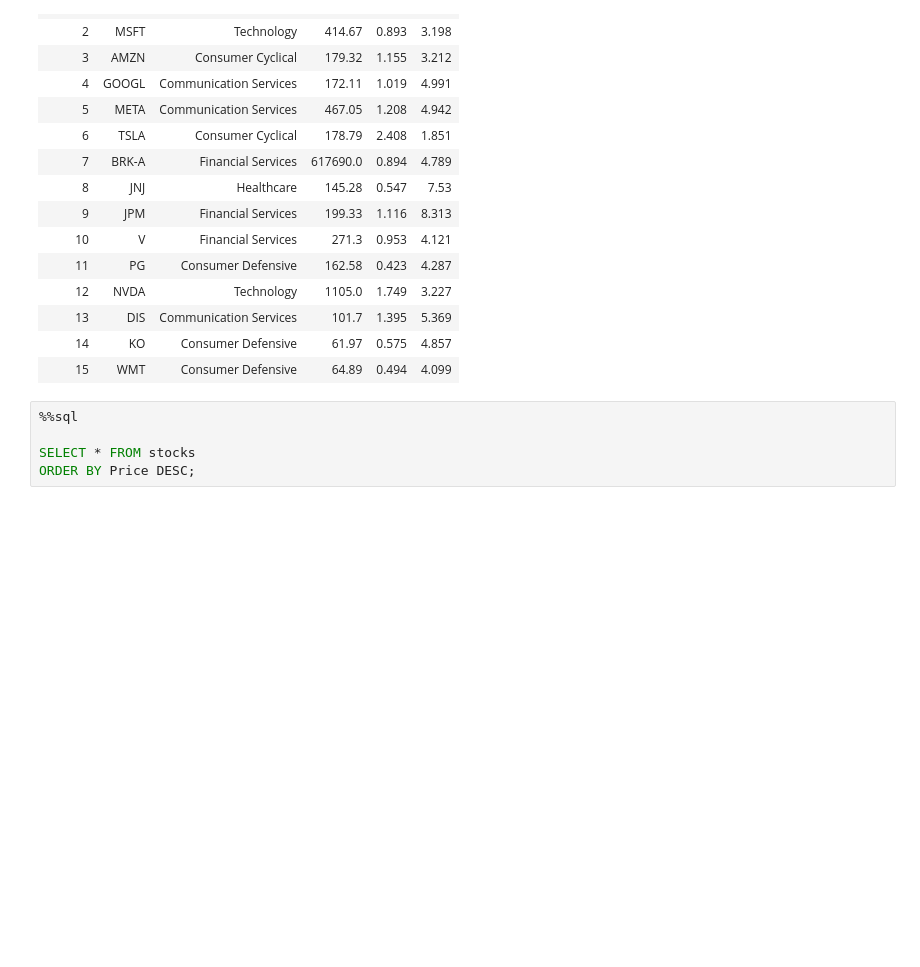
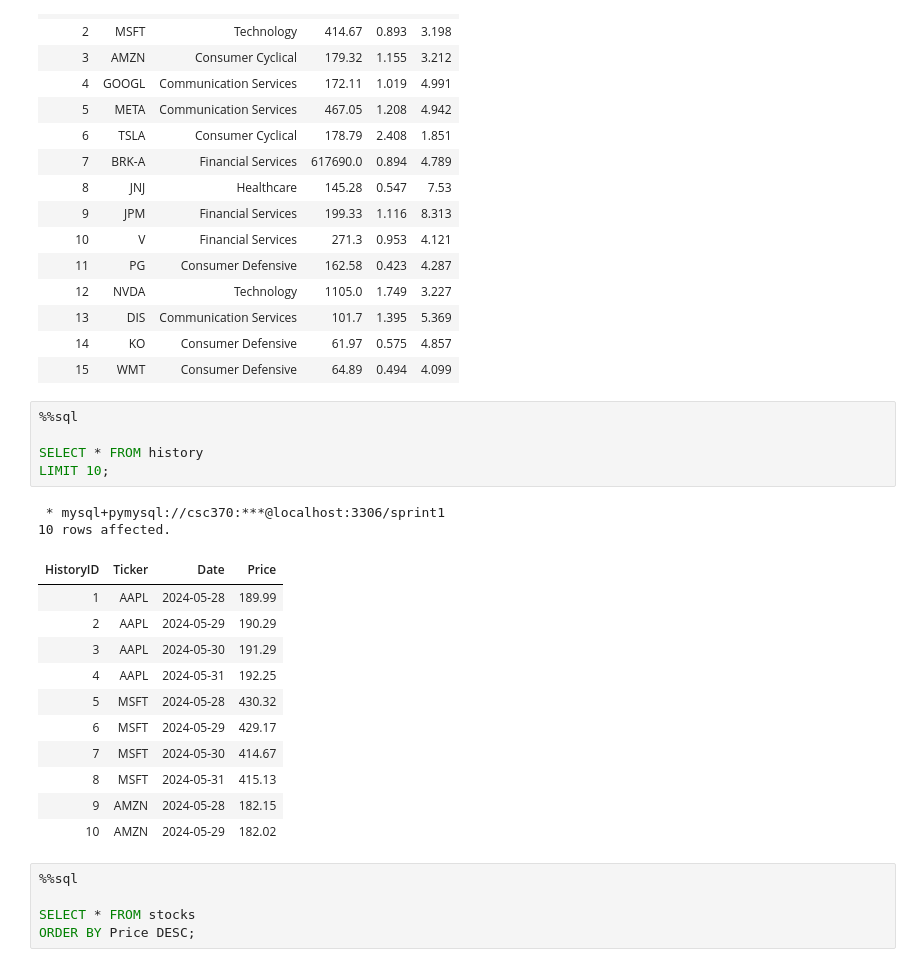
Before and after one commit to CSC370-Project/Risk-Assessment-in-SQL-Python, a Jupyter notebook: 1-RDMCompSql/Tables.ipynb, the cells around one changed output. Saved outputs shown, nothing was run; the diff lists cells and outputs as text; blank space fills up the shorter version.

Commit message:
Populated History Table Dynamically

```diff
--- a/1-RDMCompSql/Tables.ipynb
+++ b/1-RDMCompSql/Tables.ipynb
@@ -181,6 +208,25 @@ SELECT * FROM stocks;
 | 13 | DIS | Communication Services | 101.7 | 1.395 | 5.369 |
 | 14 | KO | Consumer Defensive | 61.97 | 0.575 | 4.857 |
 | 15 | WMT | Consumer Defensive | 64.89 | 0.494 | 4.099 |
+# %%
+%%sql
+
+SELECT * FROM history
+LIMIT 10;
+# %% [output]
+ * mysql+pymysql://csc370:***@localhost:3306/sprint1
+10 rows affected.
+| HistoryID | Ticker | Date | Price |
+| 1 | AAPL | 2024-05-28 | 189.99 |
+| 2 | AAPL | 2024-05-29 | 190.29 |
+| 3 | AAPL | 2024-05-30 | 191.29 |
+| 4 | AAPL | 2024-05-31 | 192.25 |
+| 5 | MSFT | 2024-05-28 | 430.32 |
+| 6 | MSFT | 2024-05-29 | 429.17 |
+| 7 | MSFT | 2024-05-30 | 414.67 |
+| 8 | MSFT | 2024-05-31 | 415.13 |
+| 9 | AMZN | 2024-05-28 | 182.15 |
+| 10 | AMZN | 2024-05-29 | 182.02 |
 # %%
 %%sql
 
```
Also changed, not shown: parts of 6 cells of this notebook, 2 other files.
